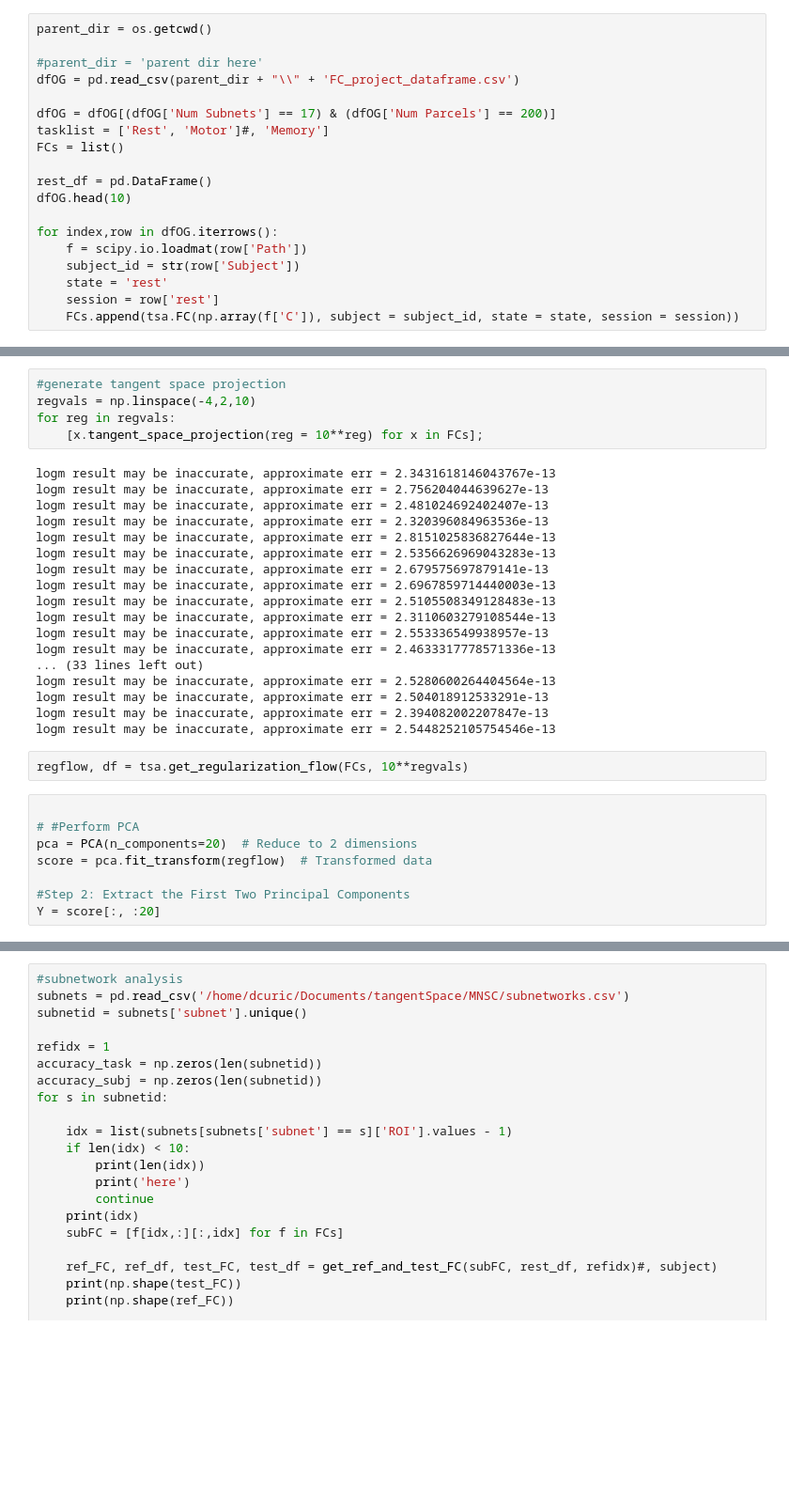
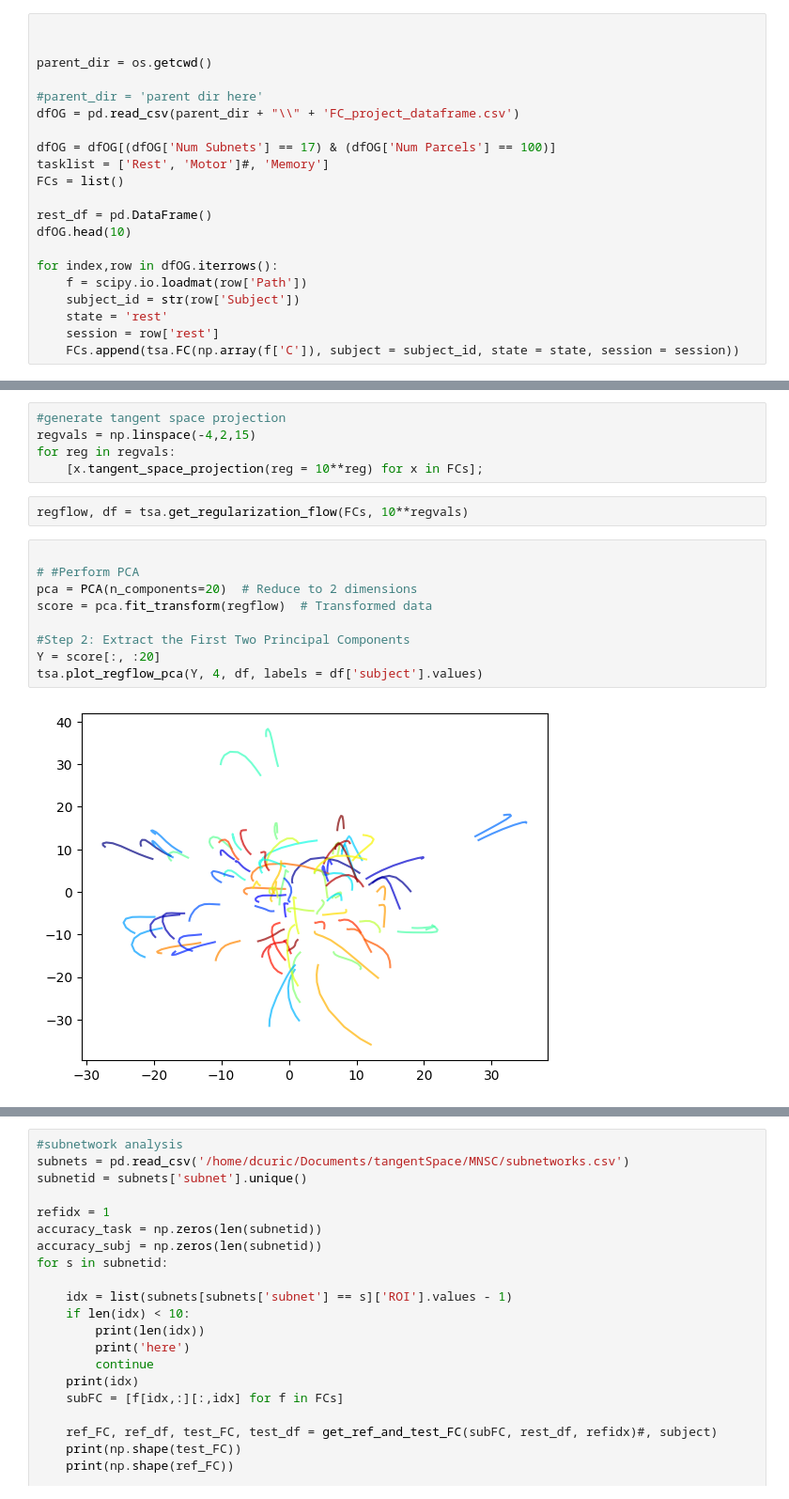
Before and after one commit to davorcuricGit/tangent_space_analysis, a Jupyter notebook: MNSCmain/TangentSpaceAnalysis.ipynb, the cells around one changed output, grey strips where cells are left out. Shown at 94% size. Saved outputs shown, nothing was run; the diff lists cells and outputs as text; blank space fills up the shorter version.

```diff
--- a/MNSCmain/TangentSpaceAnalysis.ipynb
+++ b/MNSCmain/TangentSpaceAnalysis.ipynb
@@ -22,12 +24,14 @@ importlib.reload(tsa)
 # %% [output]
 <module 'TSAfuncs' from 'D:\\PhD/tangent_space_analysis\\TSAfuncs.py'>
 # %%
+
+
 parent_dir = os.getcwd()
 
 #parent_dir = 'parent dir here'
 dfOG = pd.read_csv(parent_dir + "\\" + 'FC_project_dataframe.csv')
 
-dfOG = dfOG[(dfOG['Num Subnets'] == 17) & (dfOG['Num Parcels'] == 200)]
+dfOG = dfOG[(dfOG['Num Subnets'] == 17) & (dfOG['Num Parcels'] == 100)]
 tasklist = ['Rest', 'Motor']#, 'Memory']
 FCs = list()
 
@@ -43,33 +87,18 @@ for index,row in dfOG.iterrows():
 # %%
 #generate tangent space projection
-regvals = np.linspace(-4,2,10)
+regvals = np.linspace(-4,2,15)
 for reg in regvals:
     [x.tangent_space_projection(reg = 10**reg) for x in FCs];
-# %% [output]
-logm result may be inaccurate, approximate err = 2.3431618146043767e-13
-logm result may be inaccurate, approximate err = 2.756204044639627e-13
-logm result may be inaccurate, approximate err = 2.481024692402407e-13
-logm result may be inaccurate, approximate err = 2.320396084963536e-13
-logm result may be inaccurate, approximate err = 2.8151025836827644e-13
-logm result may be inaccurate, approximate err = 2.5356626969043283e-13
-logm result may be inaccurate, approximate err = 2.679575697879141e-13
-logm result may be inaccurate, approximate err = 2.6967859714440003e-13
-logm result may be inaccurate, approximate err = 2.5105508349128483e-13
-logm result may be inaccurate, approximate err = 2.3110603279108544e-13
-logm result may be inaccurate, approximate err = 2.553336549938957e-13
-logm result may be inaccurate, approximate err = 2.4633317778571336e-13
-... (33 lines left out)
-logm result may be inaccurate, approximate err = 2.5280600264404564e-13
-logm result may be inaccurate, approximate err = 2.504018912533291e-13
-logm result may be inaccurate, approximate err = 2.394082002207847e-13
-logm result may be inaccurate, approximate err = 2.5448252105754546e-13
 # %%
 regflow, df = tsa.get_regularization_flow(FCs, 10**regvals)
 # %%
 
 # #Perform PCA
 pca = PCA(n_components=20)  # Reduce to 2 dimensions
 score = pca.fit_transform(regflow)  # Transformed data
 
 #Step 2: Extract the First Two Principal Components
 Y = score[:, :20]
+tsa.plot_regflow_pca(Y, 4, df, labels = df['subject'].values)
+# %% [output]
+[figure, added]
```
Also changed, not shown: parts of 7 cells of this notebook.
